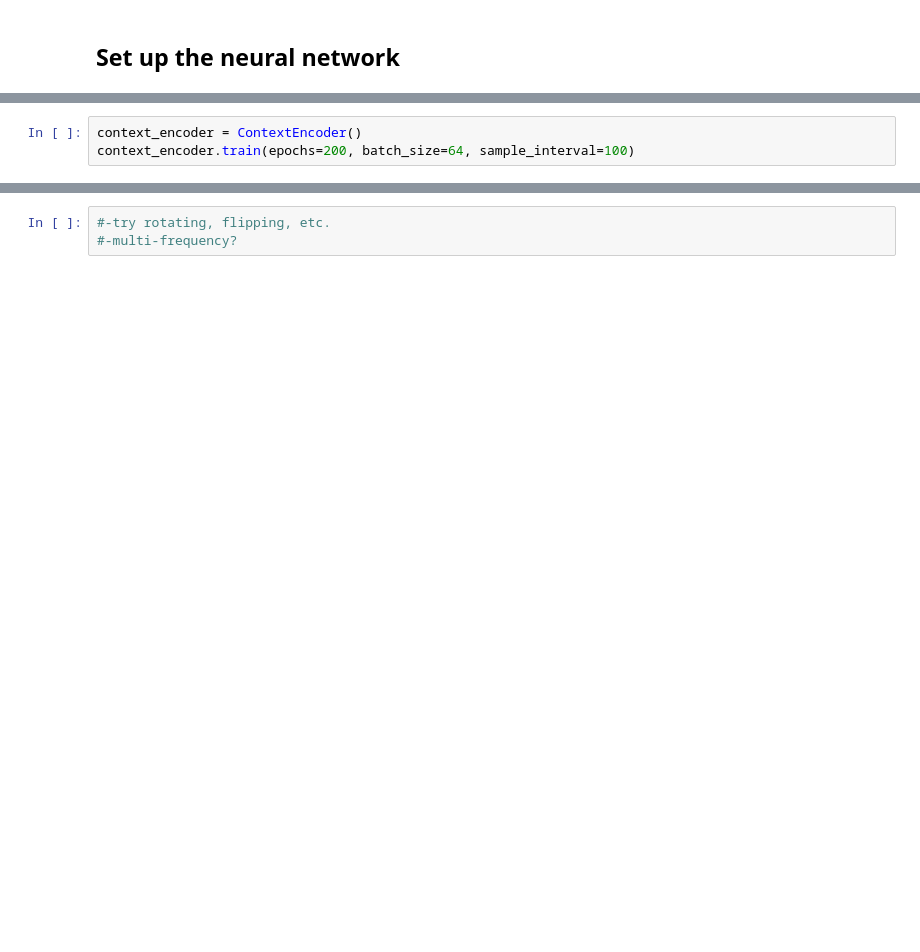
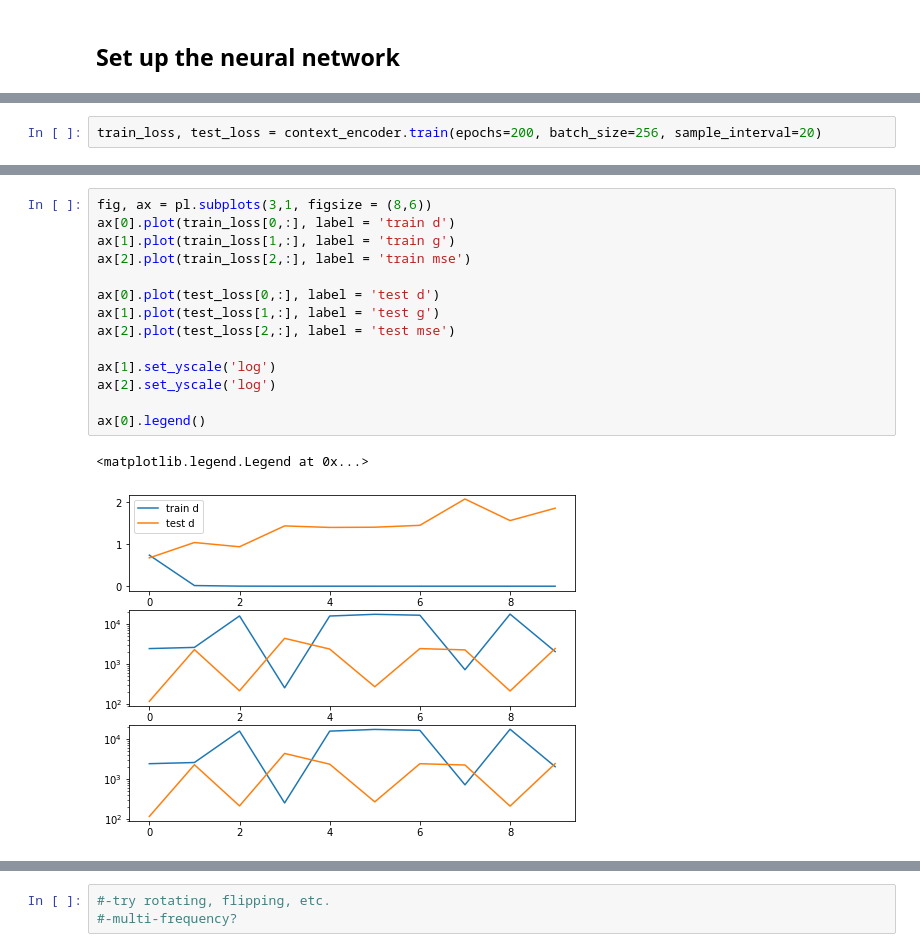
Before and after one commit to ebaxter/planck_net, a Jupyter notebook: predict_backgrounds.ipynb, the cells around one changed output, grey strips where cells are left out. Drawn from its saved outputs; the diff is of its cells as text; blank space fills up the shorter version.

```diff
--- a/predict_backgrounds.ipynb
+++ b/predict_backgrounds.ipynb
@@ -319,4 +400,3 @@ class ContextEncoder():
 # %%
-context_encoder = ContextEncoder()
-context_encoder.train(epochs=200, batch_size=64, sample_interval=100)
+train_loss, test_loss = context_encoder.train(epochs=200, batch_size=256, sample_interval=20)
 # %% [output]
@@ -339,0 +413,17 @@ _________________________________________________________________
+# %%
+fig, ax = pl.subplots(3,1, figsize = (8,6))
+ax[0].plot(train_loss[0,:], label = 'train d')
+ax[1].plot(train_loss[1,:], label = 'train g')
+ax[2].plot(train_loss[2,:], label = 'train mse')
+
+ax[0].plot(test_loss[0,:], label = 'test d')
+ax[1].plot(test_loss[1,:], label = 'test g')
+ax[2].plot(test_loss[2,:], label = 'test mse')
+
+ax[1].set_yscale('log')
+ax[2].set_yscale('log')
+
+ax[0].legend()
+# %% [output]
+<matplotlib.legend.Legend at 0x...>
+[figure, added]
```
Also changed, not shown: parts of 12 cells of this notebook.
